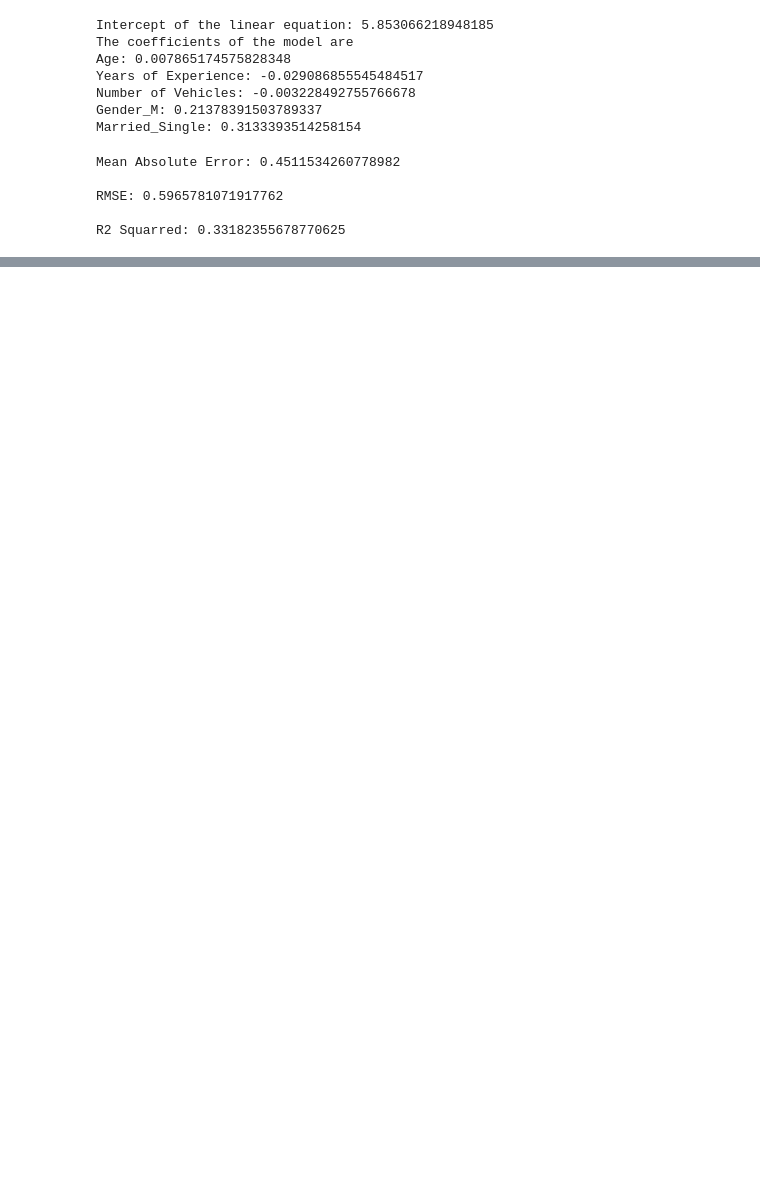
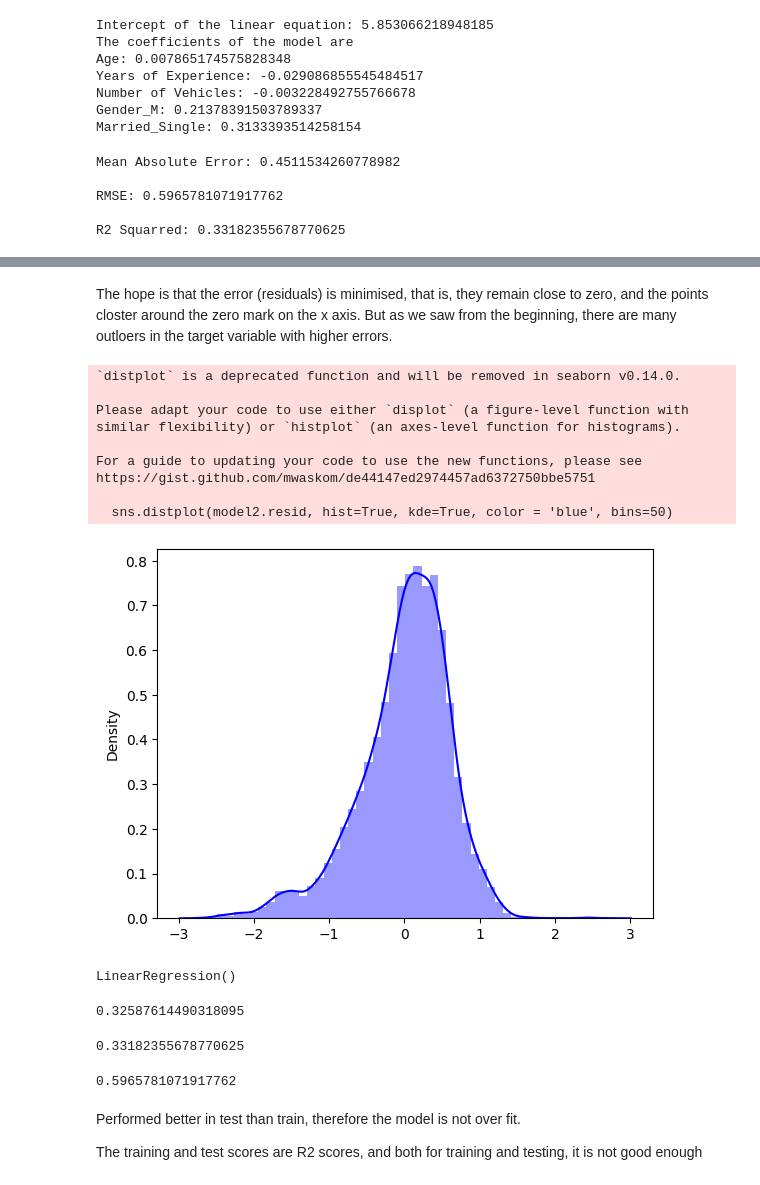
Before and after one commit to abuomaoffia/AIML-Projects, a Jupyter notebook: Linear Regression/Linear Regression - LDG.ipynb, the cells around one changed output, grey strips where cells are left out. Drawn from its saved outputs; the diff is of its cells as text; code cells hidden in the pictures; blank space fills up the shorter version.

```diff
--- a/Linear Regression/Linear Regression - LDG.ipynb
+++ b/Linear Regression/Linear Regression - LDG.ipynb
@@ -191,0 +264,41 @@ R2 Squarred: 0.33182355678770625
+# %% [markdown]
+The hope is that the error (residuals) is minimised, that is, they remain close to zero, and the points closter around the zero mark on the x axis. But as we saw from the beginning, there are many outloers in the target variable with higher errors.
+# %%
+# error distribution
+sns.distplot(model2.resid, hist=True, kde=True, color = 'blue', bins=50)
+plt.show()
+# %% [output]
+`distplot` is a deprecated function and will be removed in seaborn v0.14.0.
+
+Please adapt your code to use either `displot` (a figure-level function with
+similar flexibility) or `histplot` (an axes-level function for histograms).
+
+For a guide to updating your code to use the new functions, please see
+https://gist.github.com/mwaskom/de44147ed2974457ad6372750bbe5751
+
+  sns.distplot(model2.resid, hist=True, kde=True, color = 'blue', bins=50)
+[figure, added]
+# %%
+regression_model = LinearRegression()
+regression_model.fit(x_train, y_train)
+# %% [output]
+LinearRegression()
+# %%
+# training Score
+regression_model.score(x_train, y_train)
+# %% [output]
+0.32587614490318095
+# %%
+#testing score
+regression_model.score(x_test, y_test)
+# %% [output]
+0.33182355678770625
+# %%
+#RMSE
+mean_squared_error(y_test,regression_model.predict(x_test))**0.5
+# %% [output]
+0.5965781071917762
+# %% [markdown]
+Performed better in test than train, therefore the model is not over fit.
+
+The training and test scores are R2 scores, and both for training and testing, it is not good enough
```
Also changed, not shown: parts of 8 cells of this notebook, 1 other file.
